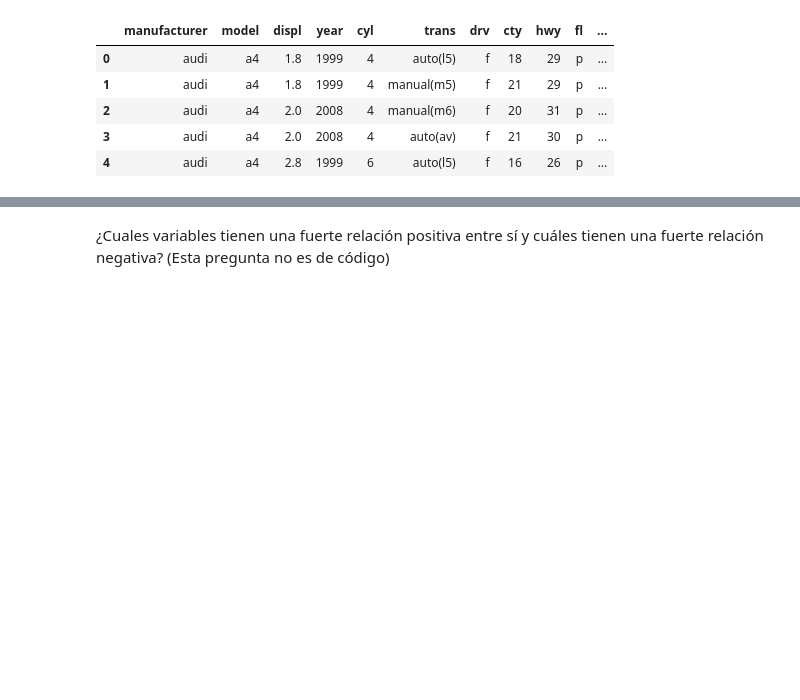
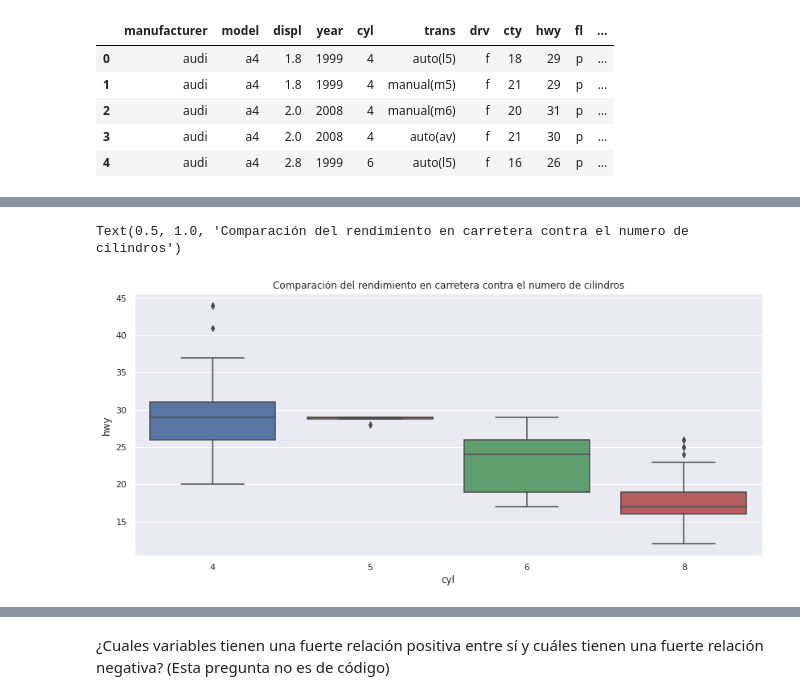
Before and after one commit to TellesBenjamin/repo, a Jupyter notebook: 5.2 - Actividad - Visualización de datos.ipynb, the cells around one changed output, grey strips where cells are left out. Saved outputs shown, nothing was run; the diff lists cells and outputs as text; code cells hidden in the pictures; blank space fills up the shorter version.

```diff
--- a/5.2 - Actividad - Visualización de datos.ipynb
+++ b/5.2 - Actividad - Visualización de datos.ipynb
@@ -79,5 +101,11 @@ UndefinedVariableError: ignored
 # %%
 # cyl es una variable numérica, pero como tiene pocos valores podemos tomarla como si fuera categórica.
 # ¿De qué otra forma se puede representar la relación de la pregunta anterior?
+fig = plt.figure(figsize=(14,6))
+sns.boxplot(data =df, x='cyl', y='hwy')
+plt.title('Comparación del rendimiento en carretera contra el numero de cilindros')
+# %% [output]
+Text(0.5, 1.0, 'Comparación del rendimiento en carretera contra el numero de cilindros')
+[figure, added]
 # %%
 # Cuál es la relación entre el desplazamiento del motor y el rendimiento dentro de la ciudad?
```
Also changed, not shown: parts of 4 cells of this notebook.
